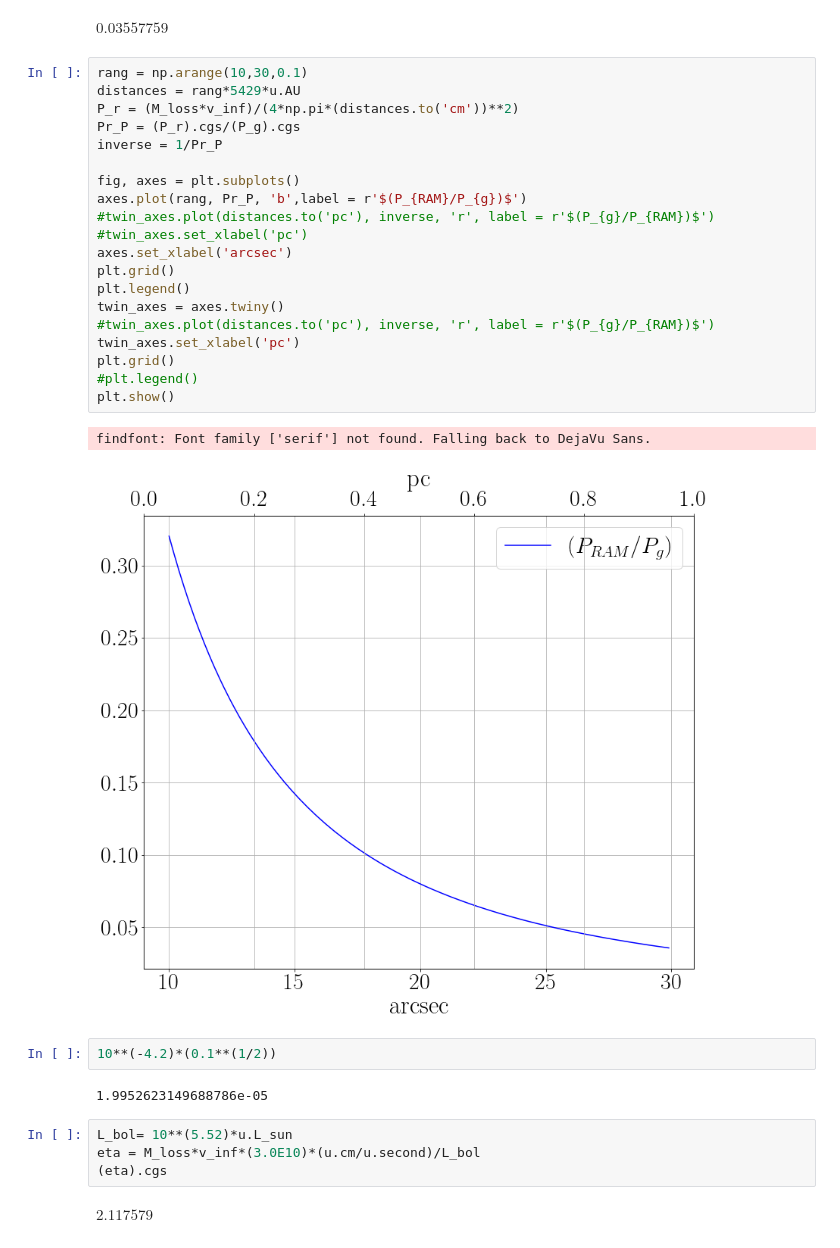
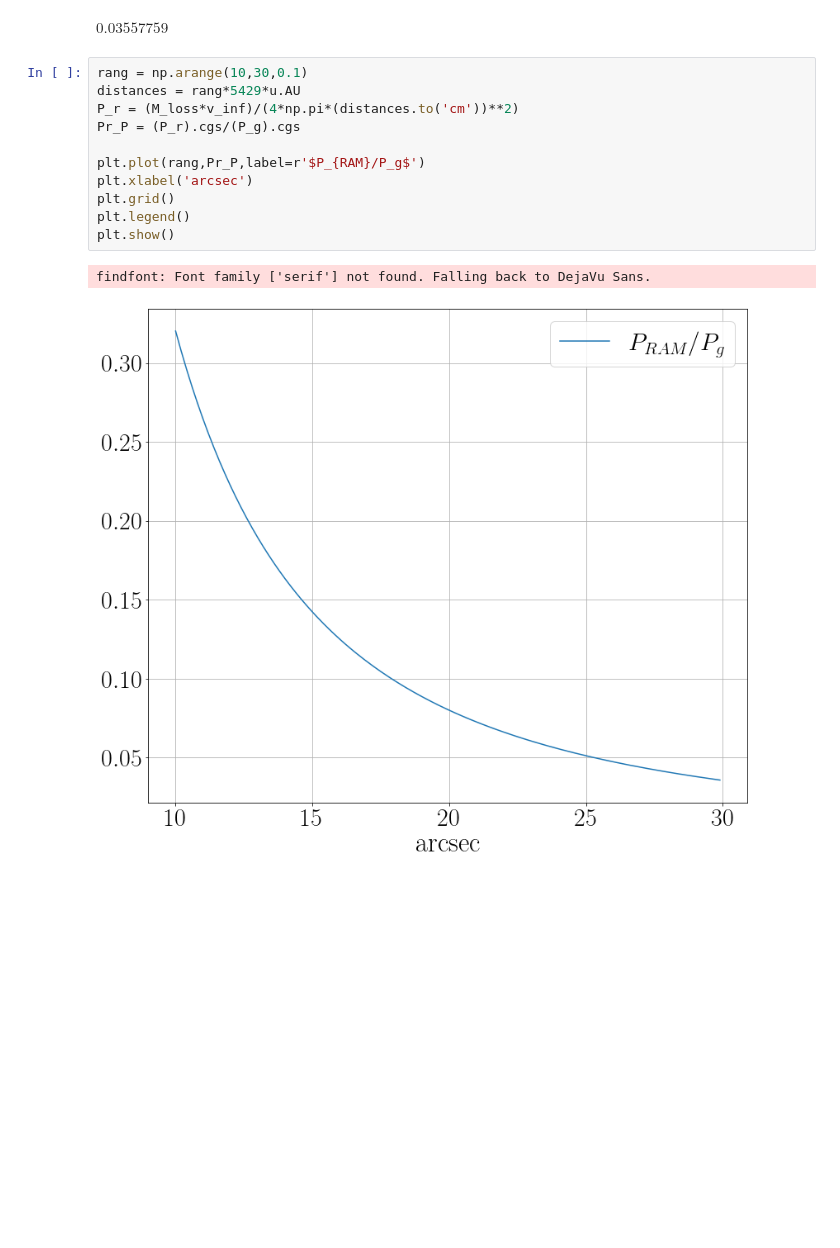
Before and after one commit to will-henney/globule-seminario, a Jupyter notebook: roberto-notebooks/parameters for the globules in M1-67.ipynb, the cells around one changed output. Drawn from its saved outputs; the diff is of its cells as text; blank space fills up the shorter version.

```diff
--- a/roberto-notebooks/parameters for the globules in M1-67.ipynb
+++ b/roberto-notebooks/parameters for the globules in M1-67.ipynb
@@ -153,33 +162,14 @@ $0.03557759 \; \mathrm{}$
 # %%
 rang = np.arange(10,30,0.1)
 distances = rang*5429*u.AU
 P_r = (M_loss*v_inf)/(4*np.pi*(distances.to('cm'))**2)
 Pr_P = (P_r).cgs/(P_g).cgs
-inverse = 1/Pr_P
 
-fig, axes = plt.subplots()
-axes.plot(rang, Pr_P, 'b',label = r'$(P_{RAM}/P_{g})$')
-#twin_axes.plot(distances.to('pc'), inverse, 'r', label = r'$(P_{g}/P_{RAM})$')
-#twin_axes.set_xlabel('pc')
-axes.set_xlabel('arcsec')
+plt.plot(rang,Pr_P,label=r'$P_{RAM}/P_g$')
+plt.xlabel('arcsec')
 plt.grid()
 plt.legend()
-twin_axes = axes.twiny()
-#twin_axes.plot(distances.to('pc'), inverse, 'r', label = r'$(P_{g}/P_{RAM})$')
-twin_axes.set_xlabel('pc')
-plt.grid()
-#plt.legend()
 plt.show()
 # %% [output]
 findfont: Font family ['serif'] not found. Falling back to DejaVu Sans.
-[figure, old version]
+[figure, new version]
-# %%
-10**(-4.2)*(0.1**(1/2))
-# %% [output]
-1.9952623149688786e-05
-# %%
-L_bol= 10**(5.52)*u.L_sun
-eta = M_loss*v_inf*(3.0E10)*(u.cm/u.second)/L_bol
-(eta).cgs
-# %% [output]
-$2.117579 \; \mathrm{}$
```
Also changed, not shown: parts of 23 cells of this notebook.
